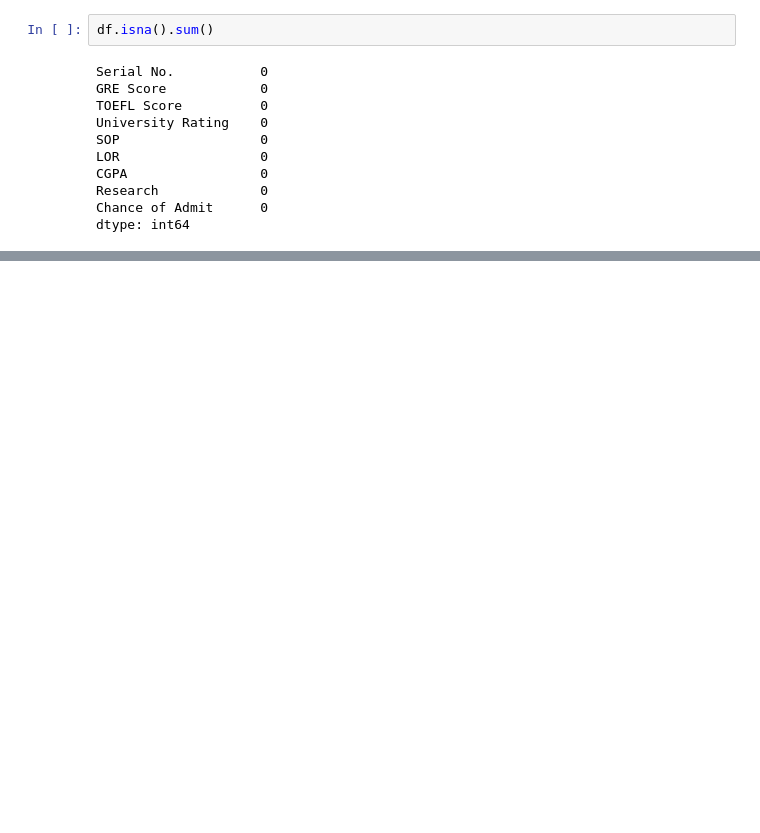
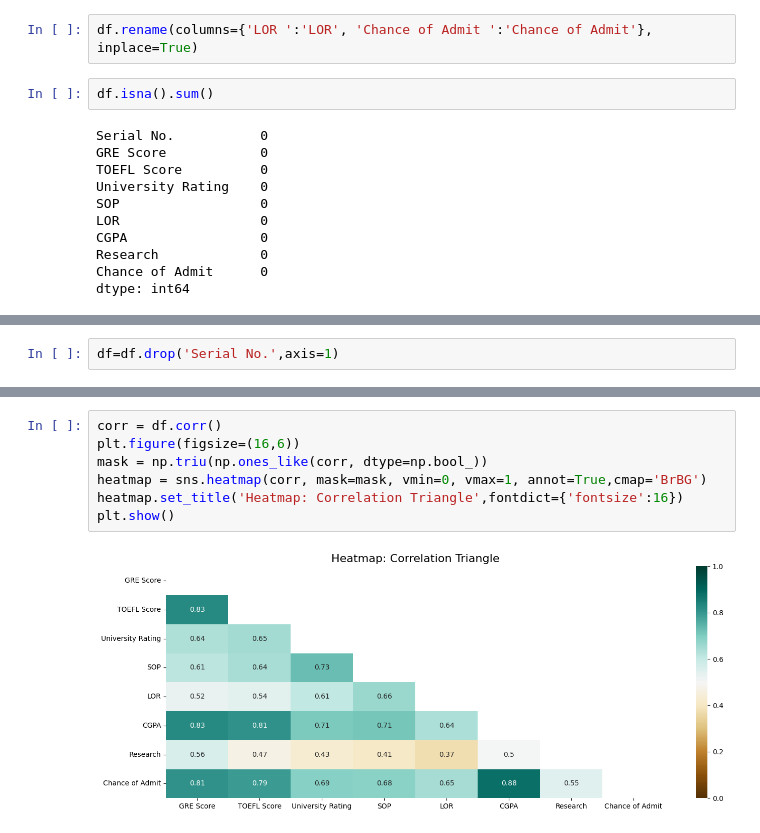
Before and after one commit to jdeepanshu/chanceadmission, a Jupyter notebook: Jamboree_Case_Study.ipynb, the cells around one changed output, grey strips where cells are left out. Saved outputs shown, nothing was run; the diff lists cells and outputs as text; blank space fills up the shorter version.

```diff
--- a/Jamboree_Case_Study.ipynb
+++ b/Jamboree_Case_Study.ipynb
@@ -35,3 +71,5 @@ Index(['Serial No.', 'GRE Score', 'TOEFL Score', 'University Rating', 'SOP',
+# %%
+df.rename(columns={'LOR ':'LOR', 'Chance of Admit ':'Chance of Admit'}, inplace=True)
 # %%
 df.isna().sum()
 # %% [output]
@@ -111,0 +101,2 @@ for item in cols:
+# %%
+df=df.drop('Serial No.',axis=1)
@@ -111,0 +162,9 @@ for item in cols:
+# %%
+corr = df.corr()
+plt.figure(figsize=(16,6))
+mask = np.triu(np.ones_like(corr, dtype=np.bool_))
+heatmap = sns.heatmap(corr, mask=mask, vmin=0, vmax=1, annot=True,cmap='BrBG')
+heatmap.set_title('Heatmap: Correlation Triangle',fontdict={'fontsize':16})
+plt.show()
+# %% [output]
+[figure, added]
```
Also changed, not shown: parts of 83 cells of this notebook.
